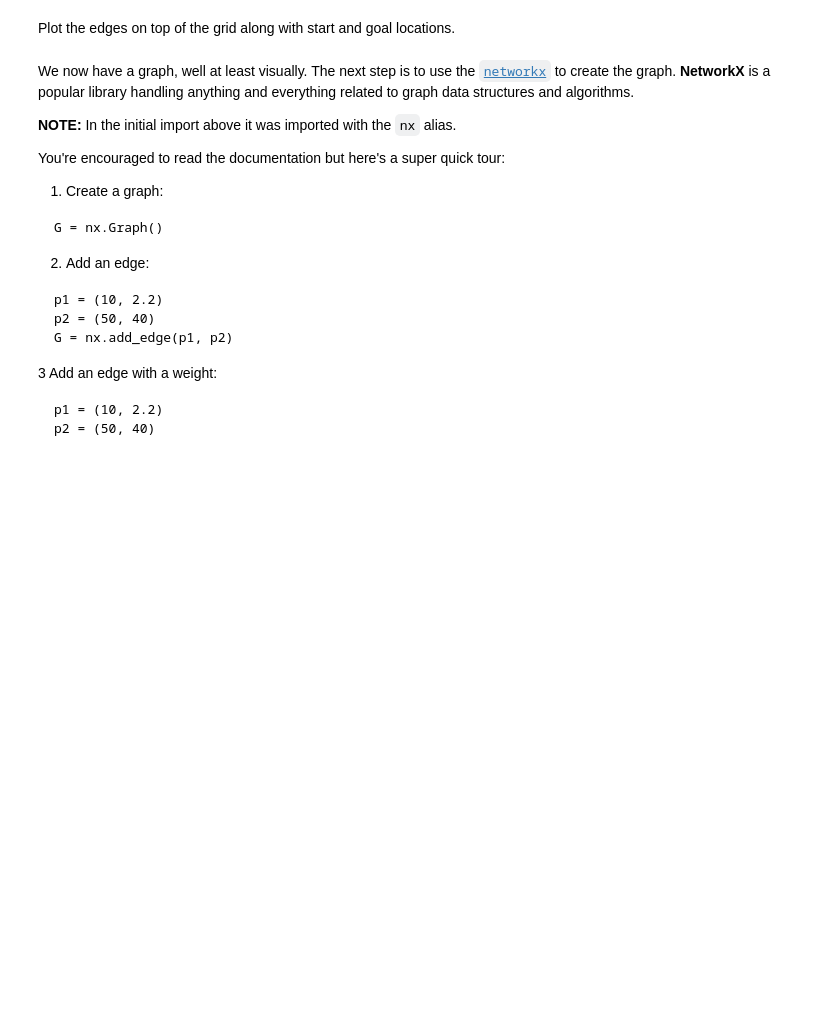
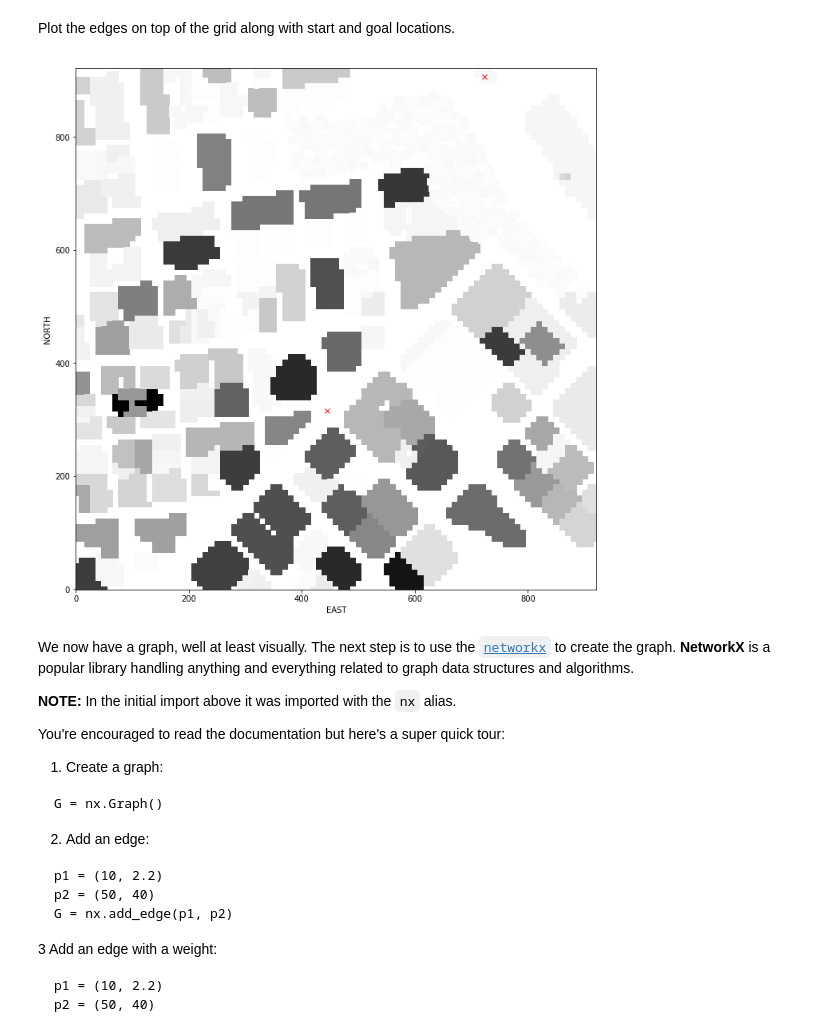
Before and after one commit to tjphoton/FCND, a Jupyter notebook: FCND-P2-Motion-Planning/Graph_Visualization.ipynb, the cells around one changed output. Cells and saved outputs as stored; diff of their text form; code cells hidden in the pictures; blank space fills up the shorter version.

```diff
--- a/FCND-P2-Motion-Planning/Graph_Visualization.ipynb
+++ b/FCND-P2-Motion-Planning/Graph_Visualization.ipynb
@@ -47,8 +35,11 @@ goal_ne = (750., 370.)
+# %%
+# Local Start:  (316, 445)
+# Local Goal:  (907, 723)
+# start_ne = (25,  100)
+# goal_ne = (750., 370.)
+start_ne = (316, 445)
+goal_ne = (638, 157)
 # %%
 # Static drone altitude (metres)
 drone_altitude = 5
-safety_distance = 3
+safety_distance = 5
-# %%
-# This is now the routine using Voronoi
-grid, edges = create_grid_and_edges(data, drone_altitude, safety_distance)
-print(len(edges))
@@ -55,22 +83,19 @@ print(len(edges))
+# %%
+grid, _ , _ = create_grid(data, drone_altitude, safety_distance)
 # %% [markdown]
 Plot the edges on top of the grid along with start and goal locations.
 # %%
 # equivalent to
 # plt.imshow(np.flip(grid, 0))
 plt.imshow(grid, origin='lower', cmap='Greys')
-
-for e in edges:
-    p1 = e[0]
-    p2 = e[1]
-    plt.plot([p1[1], p2[1]], [p1[0], p2[0]], 'b-')
-
-
 plt.plot(start_ne[1], start_ne[0], 'rx')
 plt.plot(goal_ne[1], goal_ne[0], 'rx')
-
 plt.xlabel('EAST')
 plt.ylabel('NORTH')
 plt.show()
+plt.show()
+# %% [output]
+[figure, added]
 # %% [markdown]
 We now have a graph, well at least visually. The next step is to use the [`networkx`](https://networkx.github.io) to create the graph. **NetworkX** is a popular library handling anything and everything related to graph data structures and algorithms.
 
```
Also changed, not shown: parts of 15 cells of this notebook, 28 other files.
